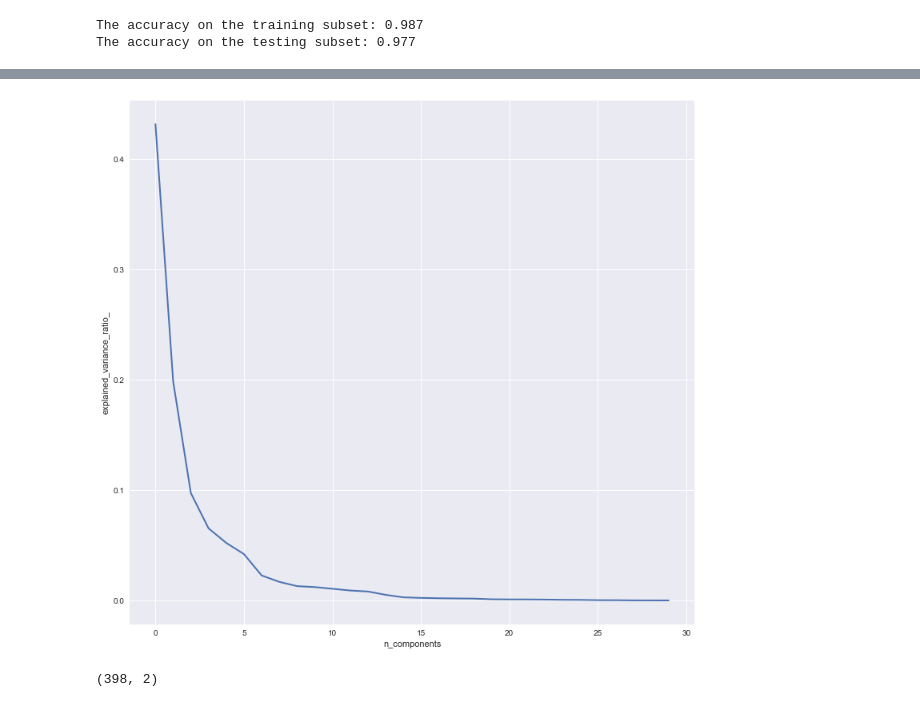
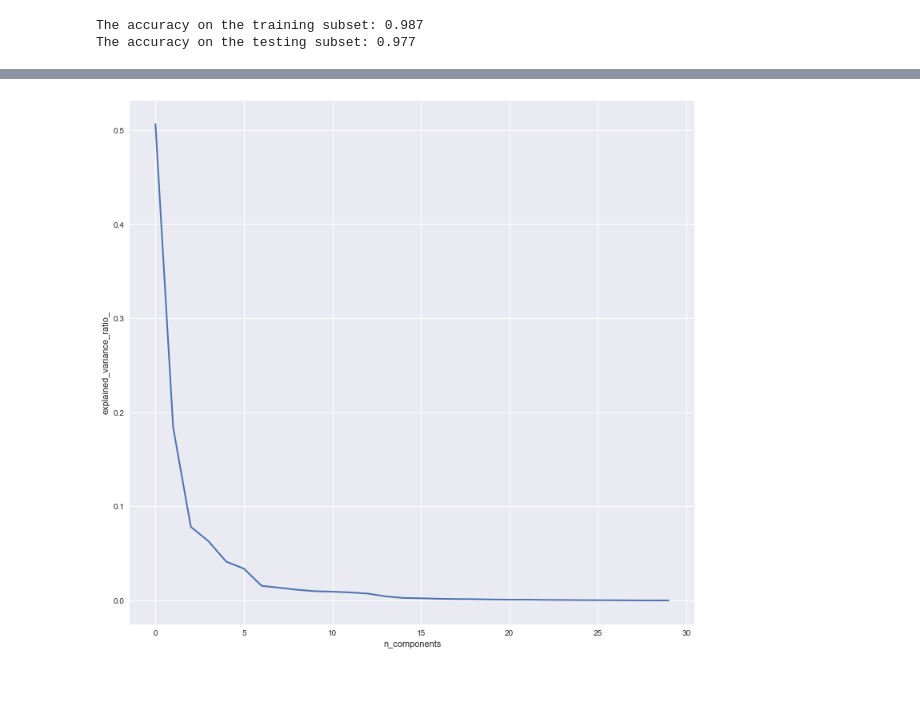
Before and after one commit to CongChen2017/BreastCancerPrediction-ML, a Jupyter notebook: Feature_selection.ipynb, the cells around one changed output, grey strips where cells are left out. Saved outputs shown, nothing was run; the diff lists cells and outputs as text; code cells hidden in the pictures.

```diff
--- a/Feature_selection.ipynb
+++ b/Feature_selection.ipynb
@@ -137,15 +137,19 @@ Feature ranking:
+# %%
+#normalization
+X_train_N = (X_train-X_train.mean())/(X_train.max()-X_train.min())
+X_test_N = (X_test-X_test.mean())/(X_test.max()-X_test.min())
 # %%
 from sklearn.decomposition import PCA
 pca = PCA()
-pca.fit(X_train_scaled)
+pca.fit(X_train_N)
 
 plt.figure(1, figsize=(14, 13))
 plt.clf()
 plt.axes([.2, .2, .7, .7])
 plt.plot(pca.explained_variance_ratio_, linewidth=2)
 plt.axis('tight')
 plt.xlabel('n_components')
 plt.ylabel('explained_variance_ratio_')
 plt.show()
 # %% [output]
-[figure, old version]
+[figure, new version]
@@ -159,10 +160,6 @@ principalComponents = pca.fit_transform(X_train_scaled)
 principalDf = pd.DataFrame(data = principalComponents
              , columns = ['principal component 1', 'principal component 2'])
 # finalDf = pd.concat([principalDf, y_train['diagnosis']], axis = 1)
-# %%
-principalDf.shape
-# %% [output]
-(398, 2)
 # %%
 diag = pd.DataFrame(y_train)
 diag.reset_index(inplace=True, drop=True)
```
Also changed, not shown: parts of 15 cells of this notebook.
